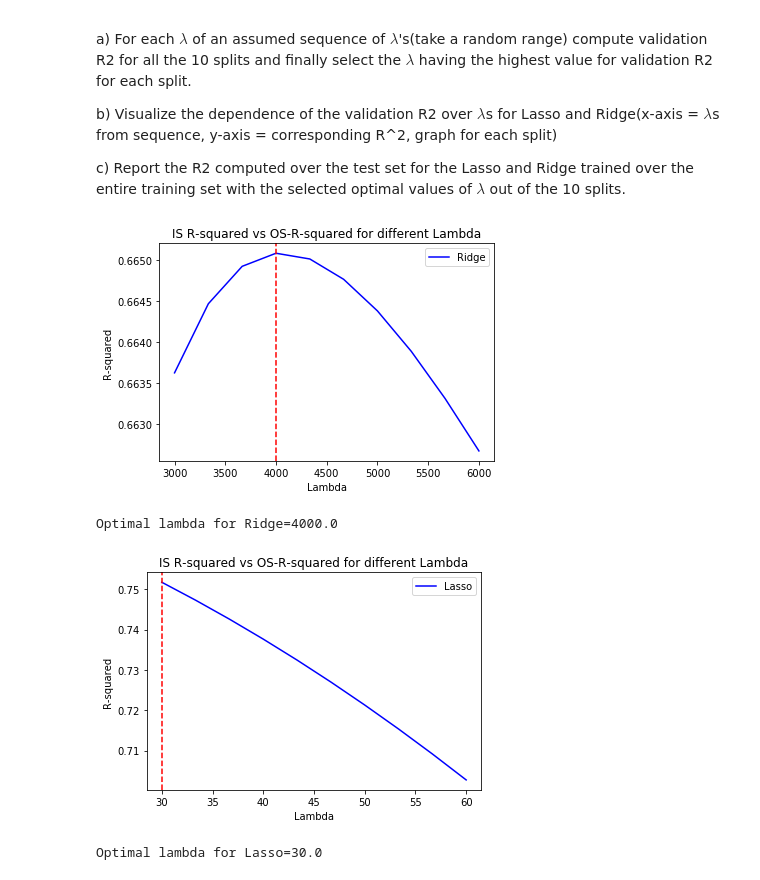
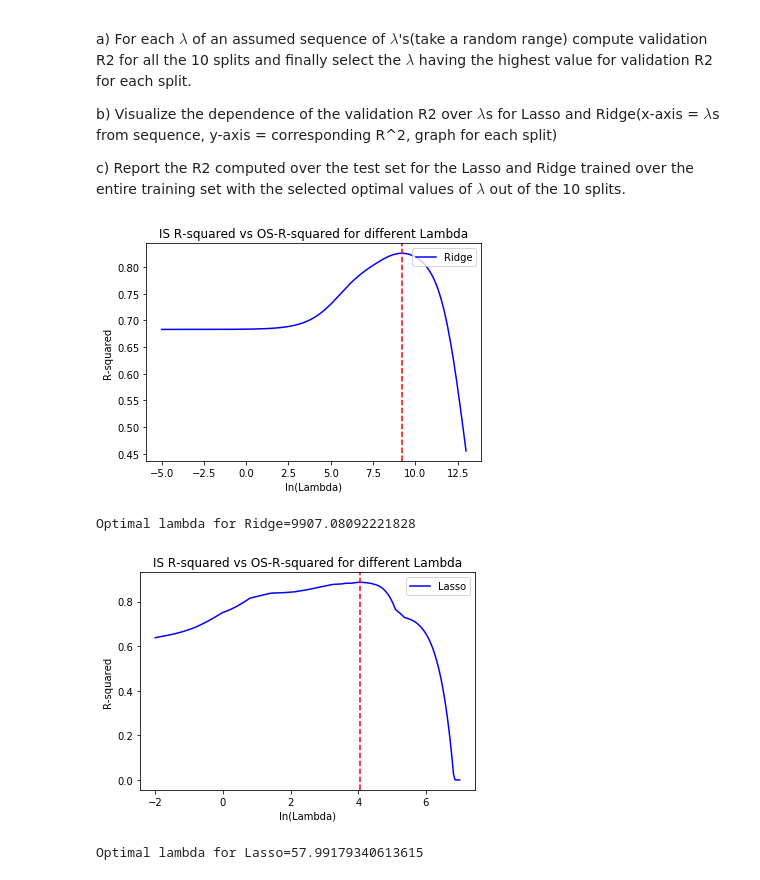
Before and after one commit to gauravcusp/ADS, a Jupyter notebook: HW5_ADS_gb1877.ipynb, the cells around one changed output. Drawn from its saved outputs; the diff is of its cells as text; code cells hidden in the pictures.

```diff
--- a/HW5_ADS_gb1877.ipynb
+++ b/HW5_ADS_gb1877.ipynb
@@ -312,7 +300,7 @@ def Regularization_fit_lambda(model,X_train,y_train,lambdas,p=0.4,Graph=False, l
 
     R_2_OS=[]
     X_train0, X_valid, y_train0, y_valid = train_test_split(X_train,
-                                    y_train, test_size = 0.4, random_state = 200)
+                                    y_train, test_size = 0.3, random_state = 10)
 
     if model==1:
         RM = lambda a: linear_model.Ridge(fit_intercept=True, alpha=a)
@@ -355,21 +343,22 @@ def Regularization_fit_lambda(model,X_train,y_train,lambdas,p=0.4,Graph=False, l
     return best_lambda
 # %%
 #select best lambda for Ridge
-lambdas = np.linspace(3000,6000,10)
-lambda_r_optimal=Regularization_fit_lambda(1,X_train,y_train,lambdas,p=0.4,Graph=True)
+lambdas = np.linspace(-5,13,200)
+lambdas = [math.exp(i) for i in lambdas]
+lambda_r_optimal=Regularization_fit_lambda(1,X_train,y_train,lambdas,p=0.4,Graph=True,logl=True)
 print('Optimal lambda for Ridge={0}'.format(lambda_r_optimal))
 # %% [output]
-[figure, old version]
+[figure, new version]
-Optimal lambda for Ridge=4000.0
+Optimal lambda for Ridge=9907.08092221828
 # %%
 #select best lambda for Lasso
-lambdas = np.linspace(30,60,10)
-#lambdas=[math.exp(i) for i in lambdas]
-lambda_l_optimal=Regularization_fit_lambda(2,X_train,y_train,lambdas,p=0.4,Graph=True)
+lambdas = np.linspace(-2,7,200)
+lambdas=[math.exp(i) for i in lambdas]
+lambda_l_optimal=Regularization_fit_lambda(2,X_train,y_train,lambdas,p=0.4,Graph=True,logl=True)
 print('Optimal lambda for Lasso={0}'.format(lambda_l_optimal))
 # %% [output]
-[figure, old version]
+[figure, new version]
-Optimal lambda for Lasso=30.0
+Optimal lambda for Lasso=57.99179340613615
 # %%
 Ridge=linear_model.Ridge(fit_intercept=True,alpha=lambda_r_optimal) #redo Ridge and Lasso with selected regularization parameter lambda
 Lasso=linear_model.Lasso(fit_intercept=True,alpha=lambda_l_optimal)
```
Also changed, not shown: parts of 5 cells of this notebook.
